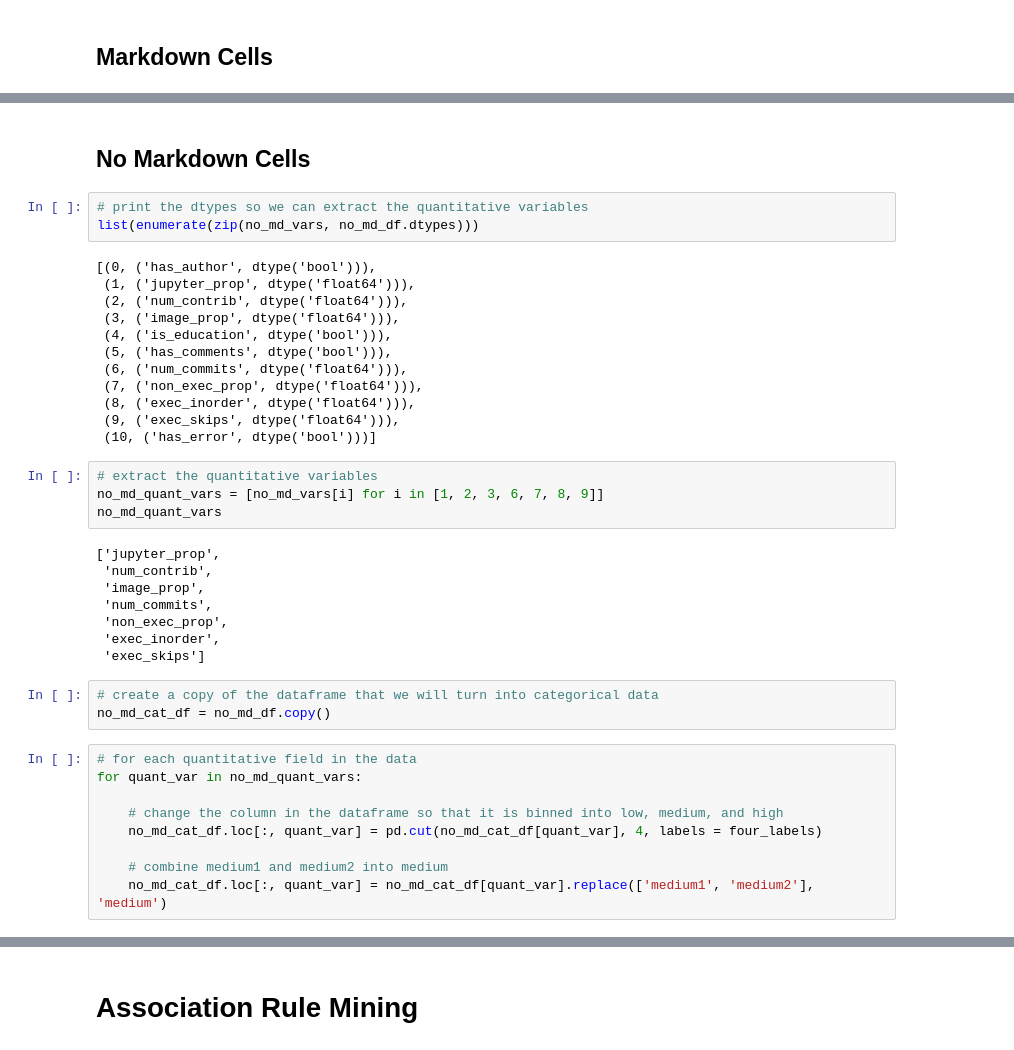
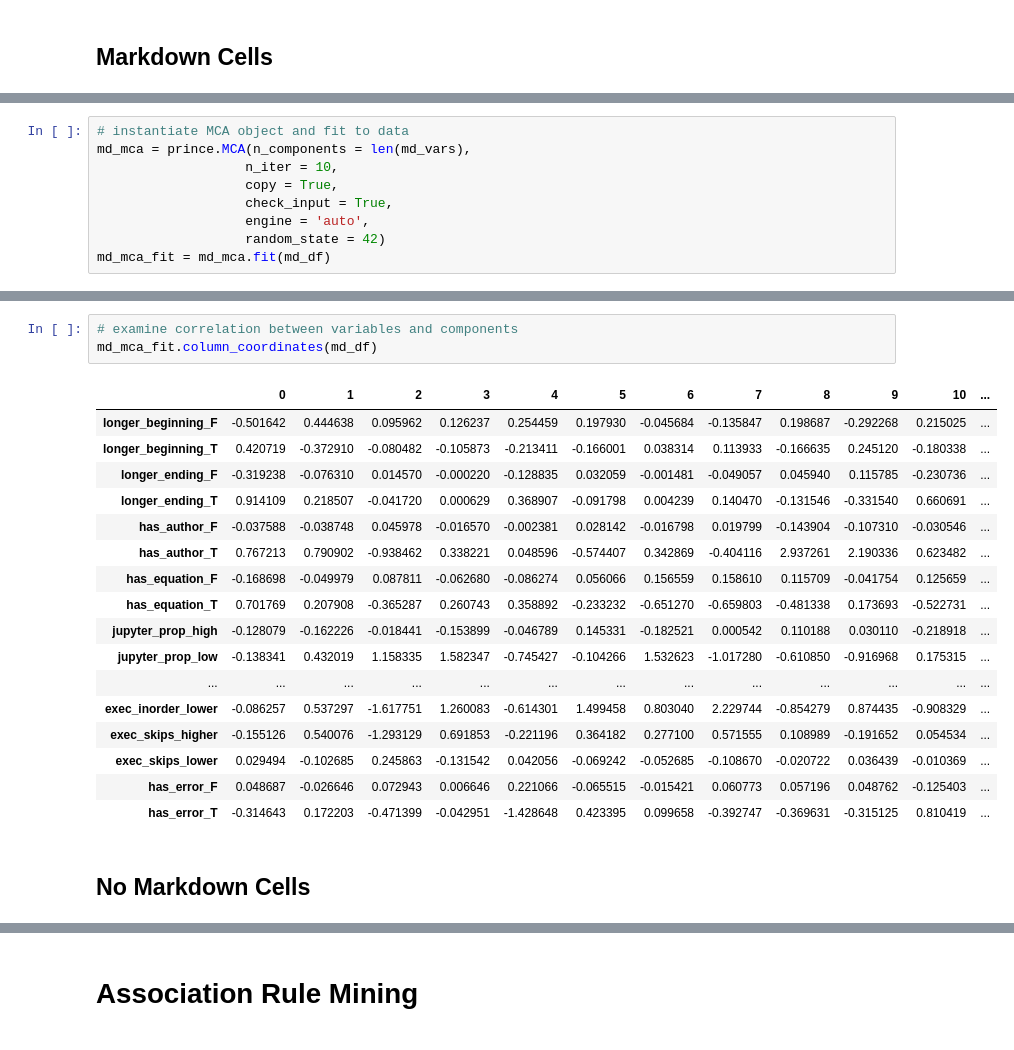
Before and after one commit to Isabel-Gan/quantifying-notebook-features, a Jupyter notebook: output/complete-runs/analysis/cat-factor-analysis.ipynb, the cells around one changed output, grey strips where cells are left out. Drawn from its saved outputs; the diff is of its cells as text.

```diff
--- a/output/complete-runs/analysis/cat-factor-analysis.ipynb
+++ b/output/complete-runs/analysis/cat-factor-analysis.ipynb
@@ -225,0 +148,9 @@ Name: exec_skips, dtype: int64
+# %%
+# instantiate MCA object and fit to data
+md_mca = prince.MCA(n_components = len(md_vars),
+                   n_iter = 10,
+                   copy = True,
+                   check_input = True,
+                   engine = 'auto',
+                   random_state = 42)
+md_mca_fit = md_mca.fit(md_df)
@@ -226,41 +195,23 @@ Name: exec_skips, dtype: int64
+# %%
+# examine correlation between variables and components
+md_mca_fit.column_coordinates(md_df)
+# %% [output]
+|  | 0 | 1 | 2 | 3 | 4 | 5 | 6 | 7 | 8 | 9 | 10 | ... |
+| longer_beginning_F | -0.501642 | 0.444638 | 0.095962 | 0.126237 | 0.254459 | 0.197930 | -0.045684 | -0.135847 | 0.198687 | -0.292268 | 0.215025 | ... |
+| longer_beginning_T | 0.420719 | -0.372910 | -0.080482 | -0.105873 | -0.213411 | -0.166001 | 0.038314 | 0.113933 | -0.166635 | 0.245120 | -0.180338 | ... |
+| longer_ending_F | -0.319238 | -0.076310 | 0.014570 | -0.000220 | -0.128835 | 0.032059 | -0.001481 | -0.049057 | 0.045940 | 0.115785 | -0.230736 | ... |
+| longer_ending_T | 0.914109 | 0.218507 | -0.041720 | 0.000629 | 0.368907 | -0.091798 | 0.004239 | 0.140470 | -0.131546 | -0.331540 | 0.660691 | ... |
+| has_author_F | -0.037588 | -0.038748 | 0.045978 | -0.016570 | -0.002381 | 0.028142 | -0.016798 | 0.019799 | -0.143904 | -0.107310 | -0.030546 | ... |
+| has_author_T | 0.767213 | 0.790902 | -0.938462 | 0.338221 | 0.048596 | -0.574407 | 0.342869 | -0.404116 | 2.937261 | 2.190336 | 0.623482 | ... |
+| has_equation_F | -0.168698 | -0.049979 | 0.087811 | -0.062680 | -0.086274 | 0.056066 | 0.156559 | 0.158610 | 0.115709 | -0.041754 | 0.125659 | ... |
+| has_equation_T | 0.701769 | 0.207908 | -0.365287 | 0.260743 | 0.358892 | -0.233232 | -0.651270 | -0.659803 | -0.481338 | 0.173693 | -0.522731 | ... |
+| jupyter_prop_high | -0.128079 | -0.162226 | -0.018441 | -0.153899 | -0.046789 | 0.145331 | -0.182521 | 0.000542 | 0.110188 | 0.030110 | -0.218918 | ... |
+| jupyter_prop_low | -0.138341 | 0.432019 | 1.158335 | 1.582347 | -0.745427 | -0.104266 | 1.532623 | -1.017280 | -0.610850 | -0.916968 | 0.175315 | ... |
+| ... | ... | ... | ... | ... | ... | ... | ... | ... | ... | ... | ... | ... |
+| exec_inorder_lower | -0.086257 | 0.537297 | -1.617751 | 1.260083 | -0.614301 | 1.499458 | 0.803040 | 2.229744 | -0.854279 | 0.874435 | -0.908329 | ... |
+| exec_skips_higher | -0.155126 | 0.540076 | -1.293129 | 0.691853 | -0.221196 | 0.364182 | 0.277100 | 0.571555 | 0.108989 | -0.191652 | 0.054534 | ... |
+| exec_skips_lower | 0.029494 | -0.102685 | 0.245863 | -0.131542 | 0.042056 | -0.069242 | -0.052685 | -0.108670 | -0.020722 | 0.036439 | -0.010369 | ... |
+| has_error_F | 0.048687 | -0.026646 | 0.072943 | 0.006646 | 0.221066 | -0.065515 | -0.015421 | 0.060773 | 0.057196 | 0.048762 | -0.125403 | ... |
+| has_error_T | -0.314643 | 0.172203 | -0.471399 | -0.042951 | -1.428648 | 0.423395 | 0.099658 | -0.392747 | -0.369631 | -0.315125 | 0.810419 | ... |
 # %% [markdown]
 ## No Markdown Cells
-# %%
-# print the dtypes so we can extract the quantitative variables
-list(enumerate(zip(no_md_vars, no_md_df.dtypes)))
-# %% [output]
-[(0, ('has_author', dtype('bool'))),
- (1, ('jupyter_prop', dtype('float64'))),
- (2, ('num_contrib', dtype('float64'))),
- (3, ('image_prop', dtype('float64'))),
- (4, ('is_education', dtype('bool'))),
- (5, ('has_comments', dtype('bool'))),
- (6, ('num_commits', dtype('float64'))),
- (7, ('non_exec_prop', dtype('float64'))),
- (8, ('exec_inorder', dtype('float64'))),
- (9, ('exec_skips', dtype('float64'))),
- (10, ('has_error', dtype('bool')))]
-# %%
-# extract the quantitative variables
-no_md_quant_vars = [no_md_vars[i] for i in [1, 2, 3, 6, 7, 8, 9]]
-no_md_quant_vars
-# %% [output]
-['jupyter_prop',
- 'num_contrib',
- 'image_prop',
- 'num_commits',
- 'non_exec_prop',
- 'exec_inorder',
- 'exec_skips']
-# %%
-# create a copy of the dataframe that we will turn into categorical data
-no_md_cat_df = no_md_df.copy()
-# %%
-# for each quantitative field in the data
-for quant_var in no_md_quant_vars:
-
-    # change the column in the dataframe so that it is binned into low, medium, and high
-    no_md_cat_df.loc[:, quant_var] = pd.cut(no_md_cat_df[quant_var], 4, labels = four_labels)
-
-    # combine medium1 and medium2 into medium
-    no_md_cat_df.loc[:, quant_var] = no_md_cat_df[quant_var].replace(['medium1', 'medium2'], 'medium')
```
Also changed, not shown: parts of 41 cells of this notebook.
